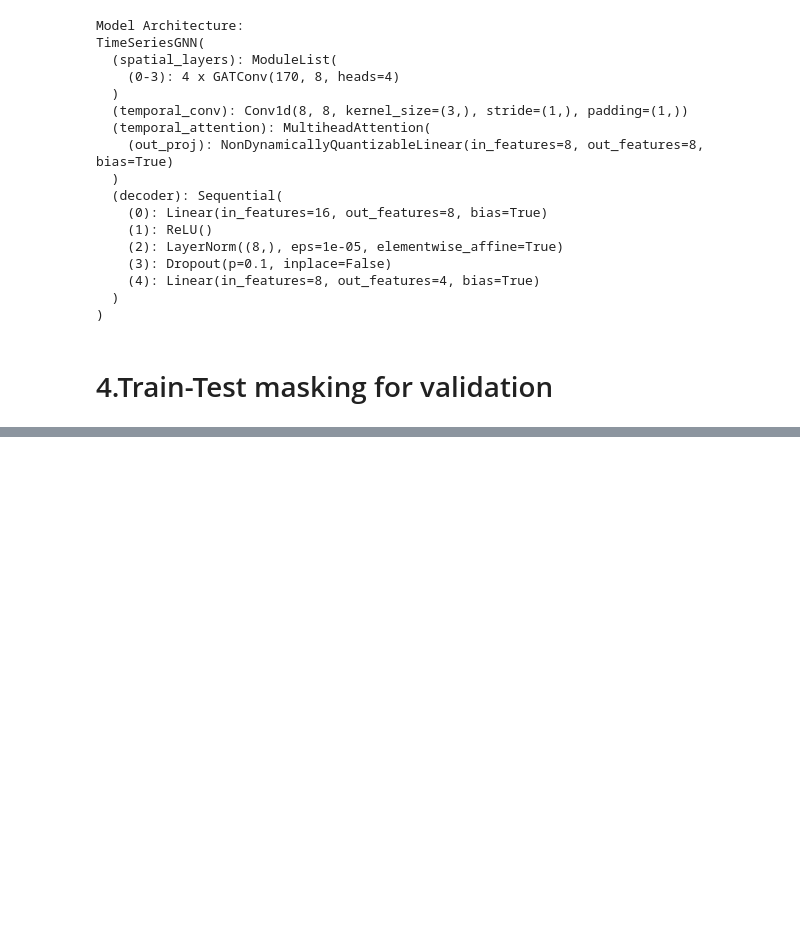
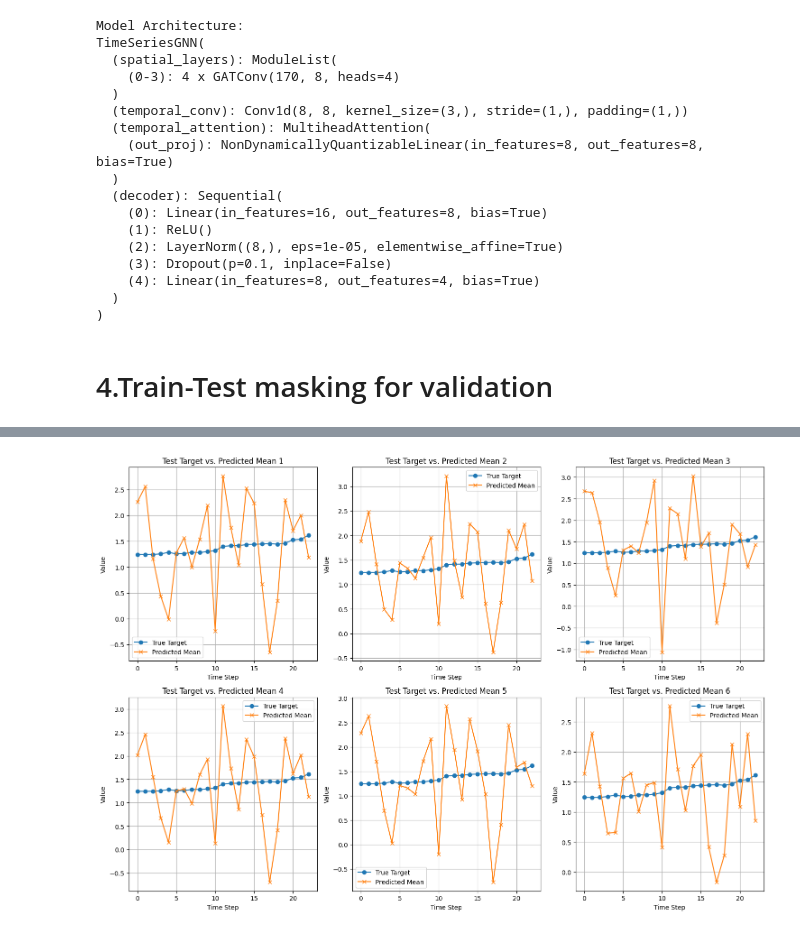
Before and after one commit to Bincowsky/Bonkis-Jake, a Jupyter notebook: notebooks/gnn.ipynb, the cells around one changed output, grey strips where cells are left out. Cells and saved outputs as stored; diff of their text form; code cells hidden in the pictures; blank space fills up the shorter version.

```diff
--- a/notebooks/gnn.ipynb
+++ b/notebooks/gnn.ipynb
@@ -419,5 +456,5 @@ RuntimeError: The size of tensor a (2708) must match the size of tensor b (23) a
 # %%
-def test(model, data):
+def test(model, data, y_scaler):
     model.eval()
     with torch.no_grad():
         means, log_vars = model(data.x, data.edge_index, data.edge_type)
@@ -425,7 +462,18 @@ def test(model, data):
         test_targets = y_all[data.test_mask]
         test_loss = model.mape_loss(test_means, log_vars[data.test_mask], test_targets)
         print(f"Test Loss: {test_loss.item():.4f}")
-    return test_means, test_targets
+
+        # De-normalize the predictions and targets
+        test_means_denorm = torch.tensor(
+            y_scaler.inverse_transform(test_means.cpu().numpy())
+        ).reshape(test_means.shape).to(device)
+
+        test_targets_denorm = torch.tensor(
+            y_scaler.inverse_transform(test_targets.cpu().numpy())
+        ).reshape(test_targets.shape).to(device)
+
+    return test_means_denorm, test_targets_denorm
+
 # Test the model
-test_means, test_targets = test(trained_model, data)
-print(f"Predicted: {test_means[:5].cpu().numpy()}")
+test_means, test_targets = test(trained_model, data, y_scaler)
+print(f"Predicted (first 5): {test_means[:5].cpu().numpy()}")
@@ -431,0 +498,34 @@ print(f"Predicted: {test_means[:5].cpu().numpy()}")
+# %%
+def plot_test_predictions(test_targets, test_means, num_plots=6):
+    """
+    Plots the first num_plots test targets vs. predicted means.
+
+    Parameters:
+    - test_targets: Tensor of true target values (denormalized)
+    - test_means: Tensor of predicted mean values (denormalized)
+    - num_plots: Number of trajectories to plot (default is 9)
+    """
+    num_plots = min(num_plots, len(test_targets))
+
+    plt.figure(figsize=(15, 15))
+
+    for i in range(num_plots):
+        plt.subplot(3, 3, i + 1)
+        true_target = test_targets[i].cpu().numpy()
+        predicted_mean = test_means[i].cpu().numpy()
+
+        plt.plot(true_target, label='True Target', marker='o')
+        plt.plot(predicted_mean, label='Predicted Mean', marker='x')
+        plt.title(f'Test Target vs. Predicted Mean {i + 1}')
+        plt.xlabel('Time Step')
+        plt.ylabel('Value')
+        plt.legend()
+        plt.grid(True)
+
+    plt.tight_layout()
+    plt.show()
+
+# Call the function to plot the first 9 test trajectories
+plot_test_predictions(test_targets, test_means, num_plots=6)
+# %% [output]
+[figure, added]
```
Also changed, not shown: parts of 12 cells of this notebook.
